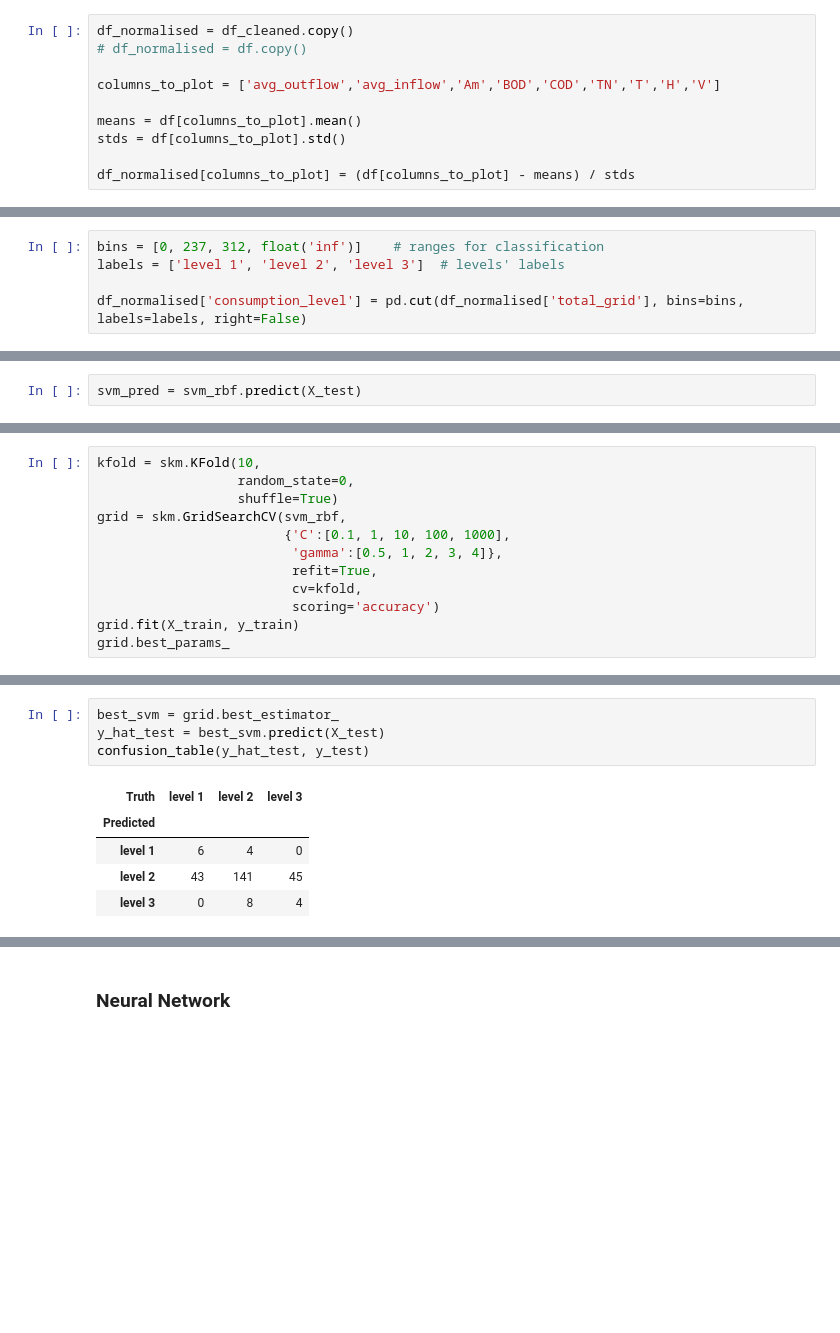
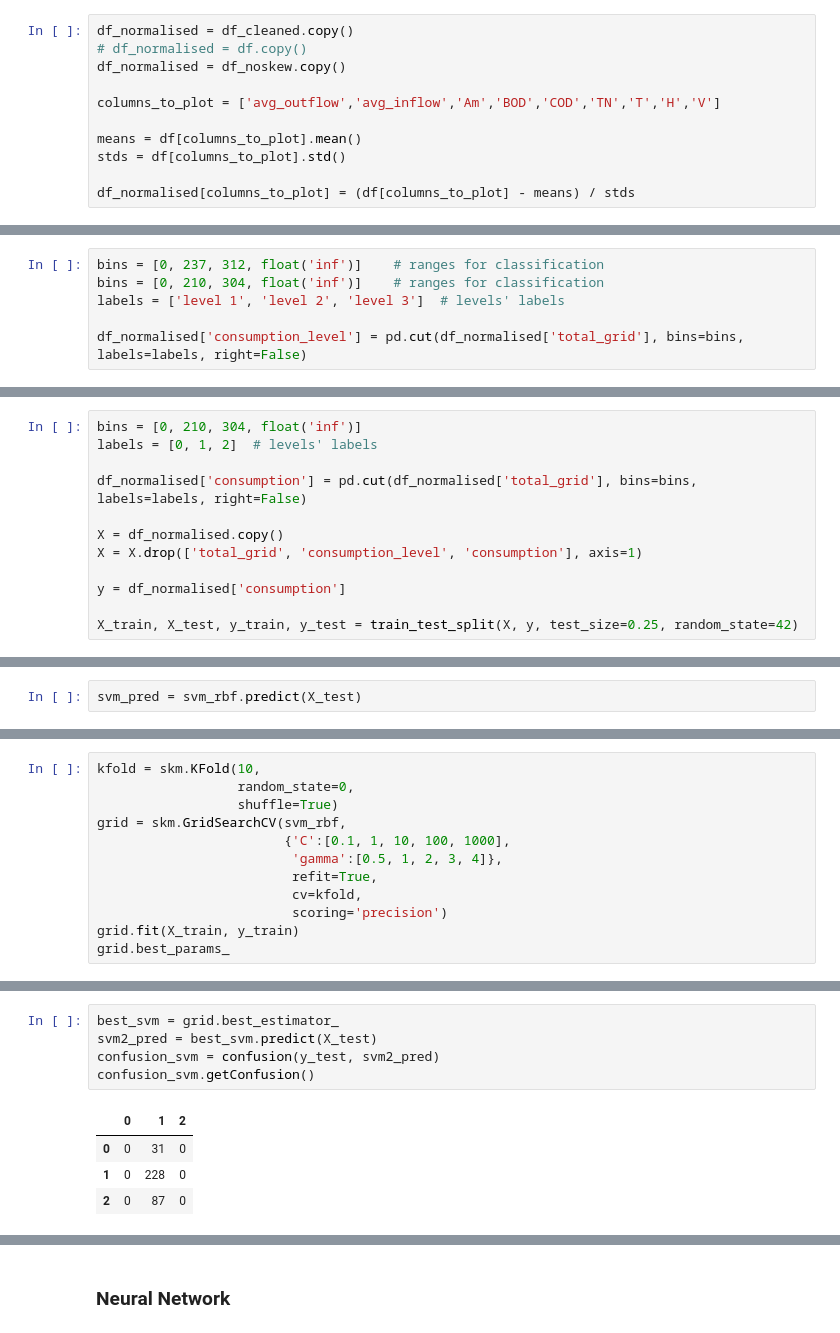
Before and after one commit to felypemaciel/ica2024, a Jupyter notebook: homework3.ipynb, the cells around one changed output, grey strips where cells are left out. Saved outputs shown, nothing was run; the diff lists cells and outputs as text; blank space fills up the shorter version.

```diff
--- a/homework3.ipynb
+++ b/homework3.ipynb
@@ -89,6 +151,7 @@ df_cleaned['COD'] = cod_bcx
 # %%
 df_normalised = df_cleaned.copy()
 # df_normalised = df.copy()
+df_normalised = df_noskew.copy()
 
 columns_to_plot = ['avg_outflow','avg_inflow','Am','BOD','COD','TN','T','H','V']
 
@@ -104,6 +167,7 @@ np.min(df_normalised['total_grid'])
 ### **Classes Definition**
 # %%
 bins = [0, 237, 312, float('inf')]    # ranges for classification
+bins = [0, 210, 304, float('inf')]    # ranges for classification
 labels = ['level 1', 'level 2', 'level 3']  # levels' labels
 
 df_normalised['consumption_level'] = pd.cut(df_normalised['total_grid'], bins=bins, labels=labels, right=False)
@@ -801,6 +870,18 @@ Counter({'level 2': 153, 'level 3': 49, 'level 1': 49})
 ### **Support Vector Machine**
 # %%
 roc_curve = RocCurveDisplay.from_estimator
+# %%
+bins = [0, 210, 304, float('inf')]
+labels = [0, 1, 2]  # levels' labels
+
+df_normalised['consumption'] = pd.cut(df_normalised['total_grid'], bins=bins, labels=labels, right=False)
+
+X = df_normalised.copy()
+X = X.drop(['total_grid', 'consumption_level', 'consumption'], axis=1)
+
+y = df_normalised['consumption']
+
+X_train, X_test, y_train, y_test = train_test_split(X, y, test_size=0.25, random_state=42)
 # %%
 svm_rbf = SVC(kernel='rbf',
                 C=10,
@@ -842,7 +931,7 @@ grid = skm.GridSearchCV(svm_rbf,
                          'gamma':[0.5, 1, 2, 3, 4]},
                          refit=True,
                          cv=kfold,
-                         scoring='accuracy')
+                         scoring='precision')
 grid.fit(X_train, y_train)
 grid.best_params_
 # %% [output]
@@ -850,11 +956,11 @@ grid.best_params_
 # %%
 best_svm = grid.best_estimator_
-y_hat_test = best_svm.predict(X_test)
-confusion_table(y_hat_test, y_test)
+svm2_pred = best_svm.predict(X_test)
+confusion_svm = confusion(y_test, svm2_pred)
+confusion_svm.getConfusion()
 # %% [output]
-| Truth | level 1 | level 2 | level 3 |
-| Predicted |  |  |  |
-| level 1 | 6 | 4 | 0 |
-| level 2 | 43 | 141 | 45 |
-| level 3 | 0 | 8 | 4 |
+|  | 0 | 1 | 2 |
+| 0 | 0 | 31 | 0 |
+| 1 | 0 | 228 | 0 |
+| 2 | 0 | 87 | 0 |
 # %%
```
Also changed, not shown: parts of 62 cells of this notebook, 2 other files.
